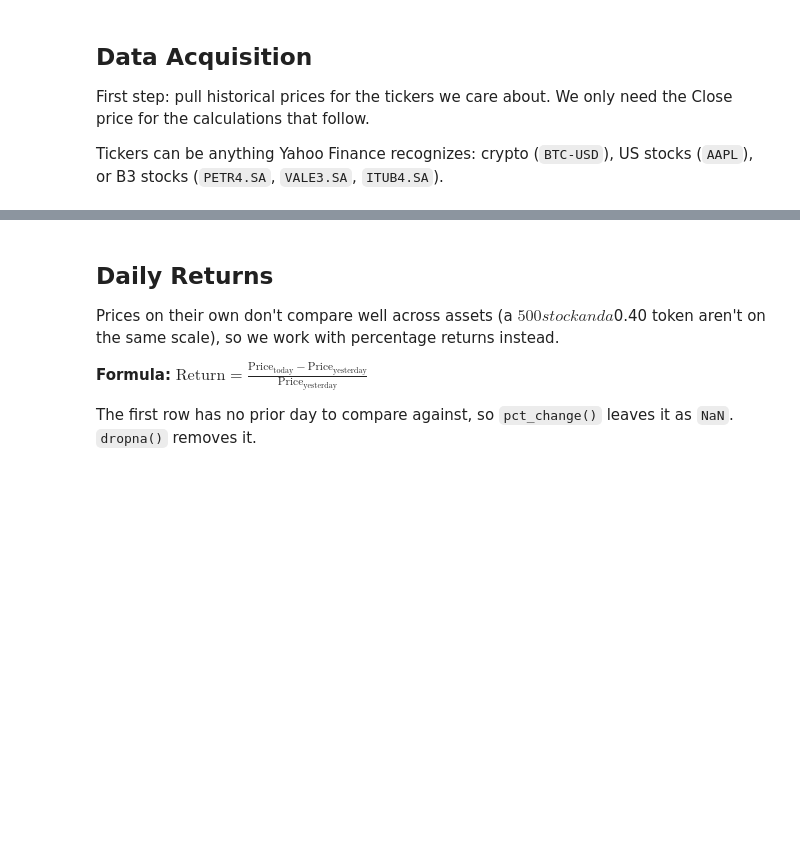
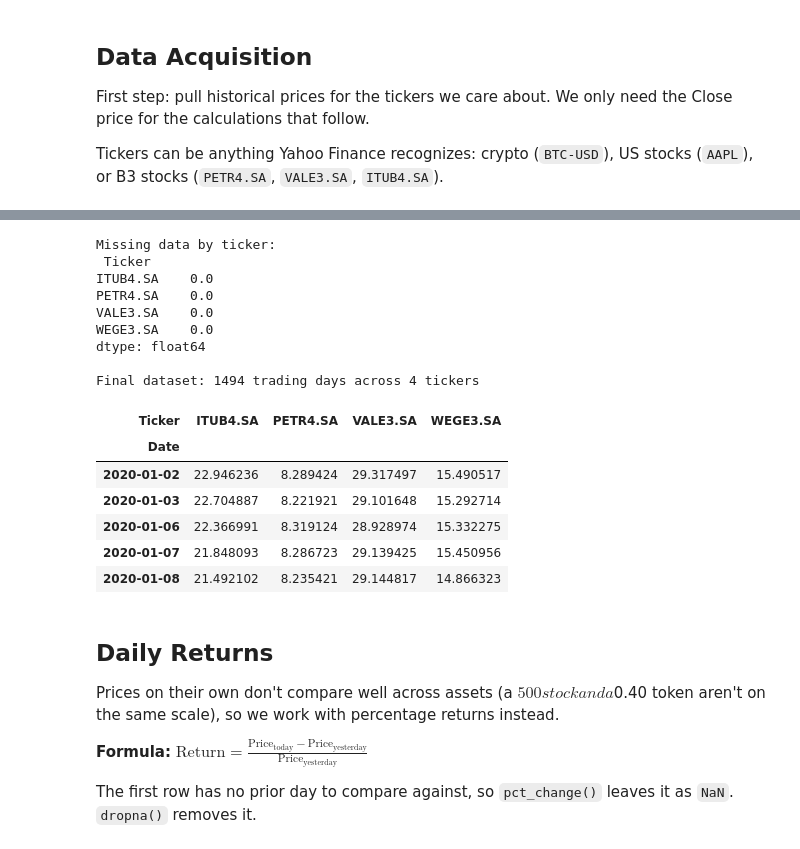
Before and after one commit to RodazTheCoder/markowitz-cripto-portfolio-theory, a Jupyter notebook: cripto-markowitz.ipynb, the cells around one changed output, grey strips where cells are left out. Saved outputs shown, nothing was run; the diff lists cells and outputs as text; code cells hidden in the pictures; blank space fills up the shorter version.

```diff
--- a/cripto-markowitz.ipynb
+++ b/cripto-markowitz.ipynb
@@ -77,3 +67,37 @@ data.head()
+# %%
+# Check how much data is missing per ticker
+missing_pct = data.isna().mean()
+print("Missing data by ticker:\n", missing_pct, "\n")
+
+# Drop tickers with excessive missing data instead of letting them shrink the whole dataset
+tickers_to_drop = missing_pct[missing_pct > 0.10].index.tolist()
+if tickers_to_drop:
+    print(f"Dropping tickers with more than 10% missing data: {tickers_to_drop}")
+    data = data.drop(columns=tickers_to_drop)
+    tickers = [t for t in tickers if t not in tickers_to_drop]
+
+# Forward-fill small calendar mismatches, then drop any leading rows still missing data
+data = data.ffill().dropna()
+
+print(f"Final dataset: {data.shape[0]} trading days across {data.shape[1]} tickers")
+data.head()
+# %% [output]
+Missing data by ticker:
+ Ticker
+ITUB4.SA    0.0
+PETR4.SA    0.0
+VALE3.SA    0.0
+WEGE3.SA    0.0
+dtype: float64
+
+Final dataset: 1494 trading days across 4 tickers
+| Ticker | ITUB4.SA | PETR4.SA | VALE3.SA | WEGE3.SA |
+| Date |  |  |  |  |
+| 2020-01-02 | 22.946236 | 8.289424 | 29.317497 | 15.490517 |
+| 2020-01-03 | 22.704887 | 8.221921 | 29.101648 | 15.292714 |
+| 2020-01-06 | 22.366991 | 8.319124 | 28.928974 | 15.332275 |
+| 2020-01-07 | 21.848093 | 8.286723 | 29.139425 | 15.450956 |
+| 2020-01-08 | 21.492102 | 8.235421 | 29.144817 | 14.866323 |
 # %% [markdown]
 ## Daily Returns
 
```
Also changed, not shown: parts of 7 cells of this notebook.
